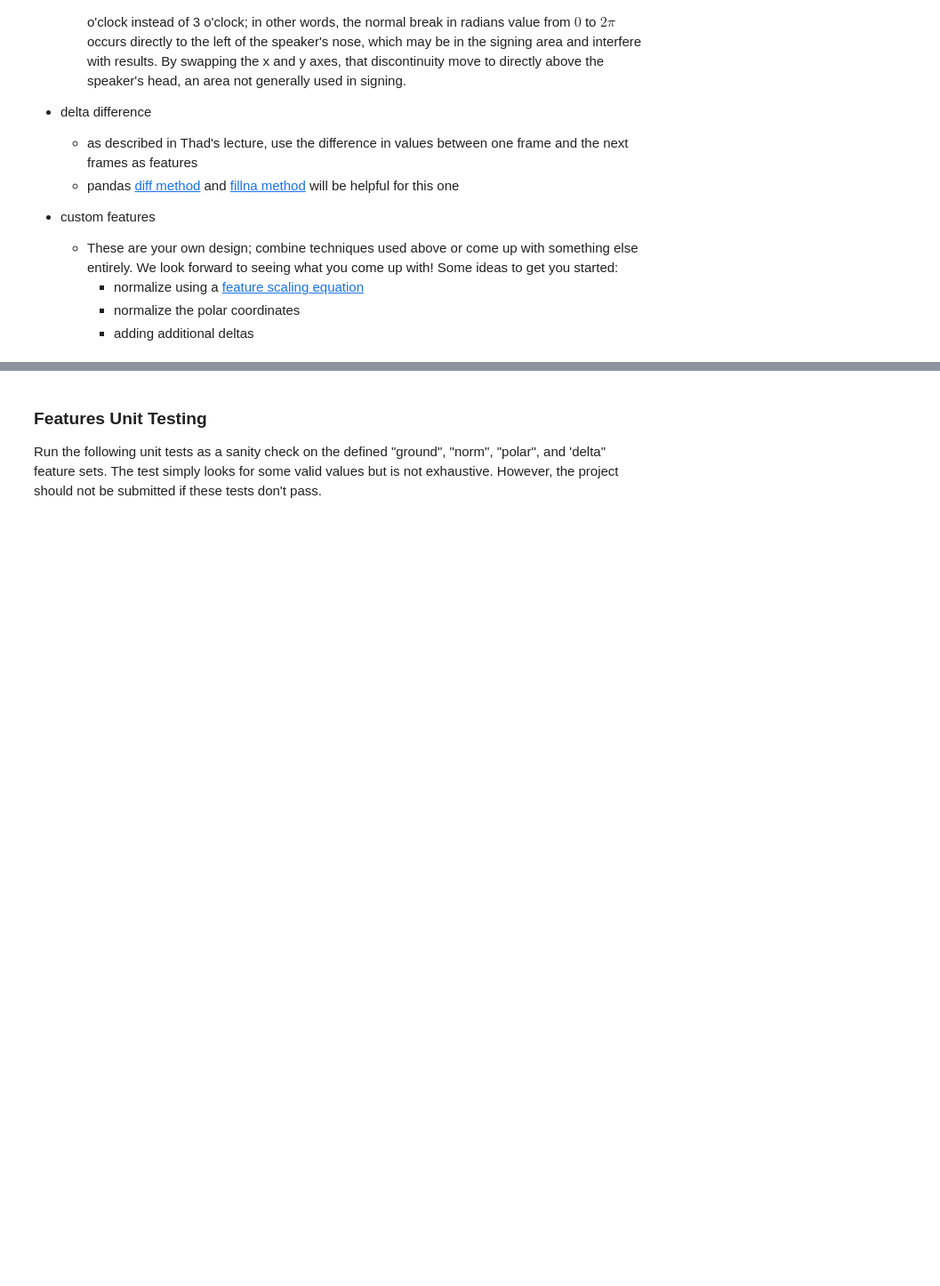
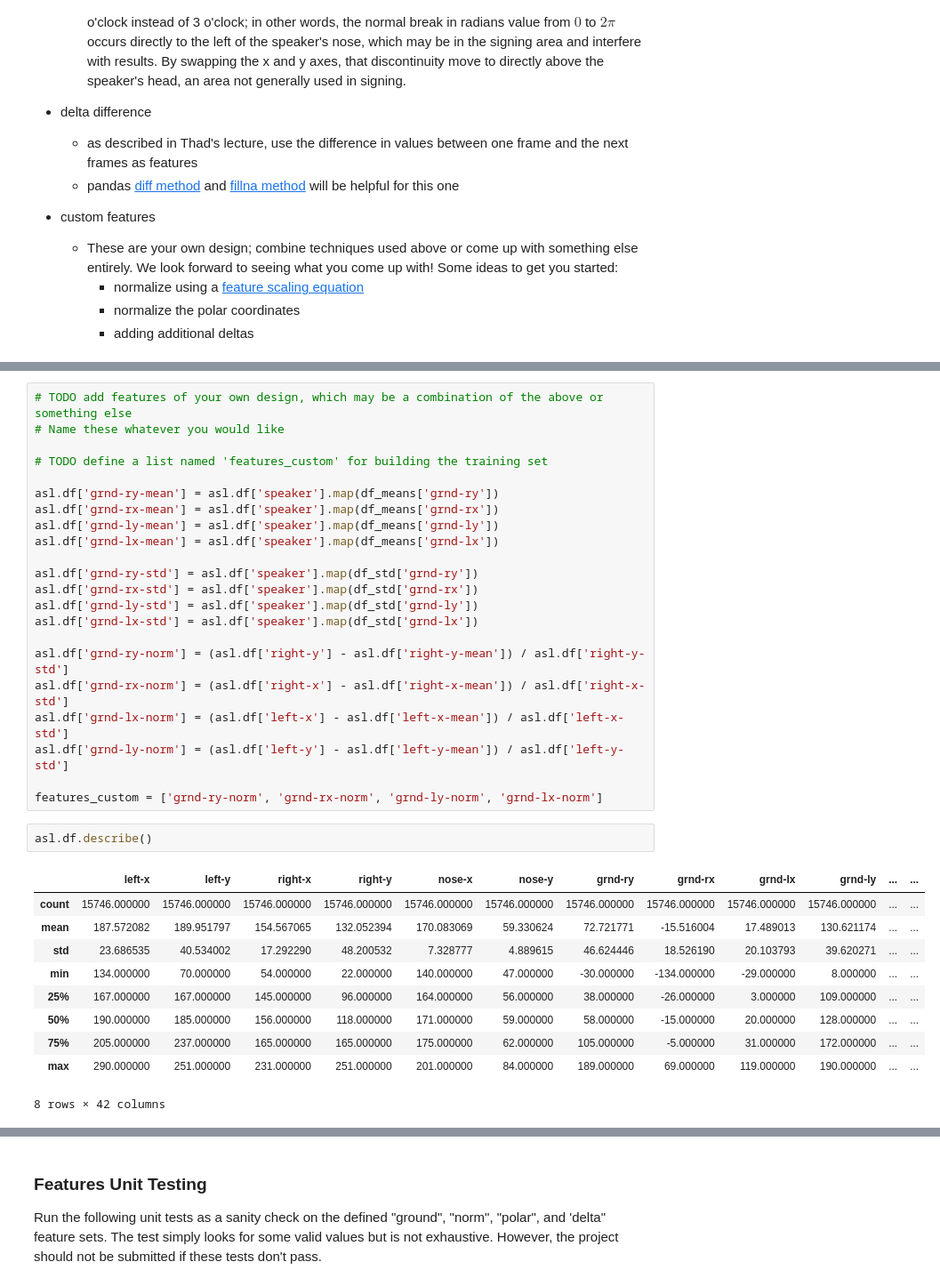
Before and after one commit to lasershow/AIND-Recognizer, a Jupyter notebook: asl_recognizer.ipynb, the cells around one changed output, grey strips where cells are left out. Shown: that part at 89% size. Saved outputs shown, nothing was run; the diff lists cells and outputs as text; blank space fills up the shorter version.

```diff
--- a/asl_recognizer.ipynb
+++ b/asl_recognizer.ipynb
@@ -253,0 +282,35 @@ features_delta = ['delta-rx', 'delta-ry', 'delta-lx', 'delta-ly']
+# %%
+# TODO add features of your own design, which may be a combination of the above or something else
+# Name these whatever you would like
+
+# TODO define a list named 'features_custom' for building the training set
+
+asl.df['grnd-ry-mean'] = asl.df['speaker'].map(df_means['grnd-ry'])
+asl.df['grnd-rx-mean'] = asl.df['speaker'].map(df_means['grnd-rx'])
+asl.df['grnd-ly-mean'] = asl.df['speaker'].map(df_means['grnd-ly'])
+asl.df['grnd-lx-mean'] = asl.df['speaker'].map(df_means['grnd-lx'])
+
+asl.df['grnd-ry-std'] = asl.df['speaker'].map(df_std['grnd-ry'])
+asl.df['grnd-rx-std'] = asl.df['speaker'].map(df_std['grnd-rx'])
+asl.df['grnd-ly-std'] = asl.df['speaker'].map(df_std['grnd-ly'])
+asl.df['grnd-lx-std'] = asl.df['speaker'].map(df_std['grnd-lx'])
+
+asl.df['grnd-ry-norm'] = (asl.df['right-y'] - asl.df['right-y-mean']) / asl.df['right-y-std']
+asl.df['grnd-rx-norm'] = (asl.df['right-x'] - asl.df['right-x-mean']) / asl.df['right-x-std']
+asl.df['grnd-lx-norm'] = (asl.df['left-x'] - asl.df['left-x-mean']) / asl.df['left-x-std']
+asl.df['grnd-ly-norm'] = (asl.df['left-y'] - asl.df['left-y-mean']) / asl.df['left-y-std']
+
+features_custom = ['grnd-ry-norm', 'grnd-rx-norm', 'grnd-ly-norm', 'grnd-lx-norm']
+# %%
+asl.df.describe()
+# %% [output]
+|  | left-x | left-y | right-x | right-y | nose-x | nose-y | grnd-ry | grnd-rx | grnd-lx | grnd-ly | ... | ... |
+| count | 15746.000000 | 15746.000000 | 15746.000000 | 15746.000000 | 15746.000000 | 15746.000000 | 15746.000000 | 15746.000000 | 15746.000000 | 15746.000000 | ... | ... |
+| mean | 187.572082 | 189.951797 | 154.567065 | 132.052394 | 170.083069 | 59.330624 | 72.721771 | -15.516004 | 17.489013 | 130.621174 | ... | ... |
+| std | 23.686535 | 40.534002 | 17.292290 | 48.200532 | 7.328777 | 4.889615 | 46.624446 | 18.526190 | 20.103793 | 39.620271 | ... | ... |
+| min | 134.000000 | 70.000000 | 54.000000 | 22.000000 | 140.000000 | 47.000000 | -30.000000 | -134.000000 | -29.000000 | 8.000000 | ... | ... |
+| 25% | 167.000000 | 167.000000 | 145.000000 | 96.000000 | 164.000000 | 56.000000 | 38.000000 | -26.000000 | 3.000000 | 109.000000 | ... | ... |
+| 50% | 190.000000 | 185.000000 | 156.000000 | 118.000000 | 171.000000 | 59.000000 | 58.000000 | -15.000000 | 20.000000 | 128.000000 | ... | ... |
+| 75% | 205.000000 | 237.000000 | 165.000000 | 165.000000 | 175.000000 | 62.000000 | 105.000000 | -5.000000 | 31.000000 | 172.000000 | ... | ... |
+| max | 290.000000 | 251.000000 | 231.000000 | 251.000000 | 201.000000 | 84.000000 | 189.000000 | 69.000000 | 119.000000 | 190.000000 | ... | ... |
+8 rows × 42 columns
```
Also changed, not shown: parts of 14 cells of this notebook.
